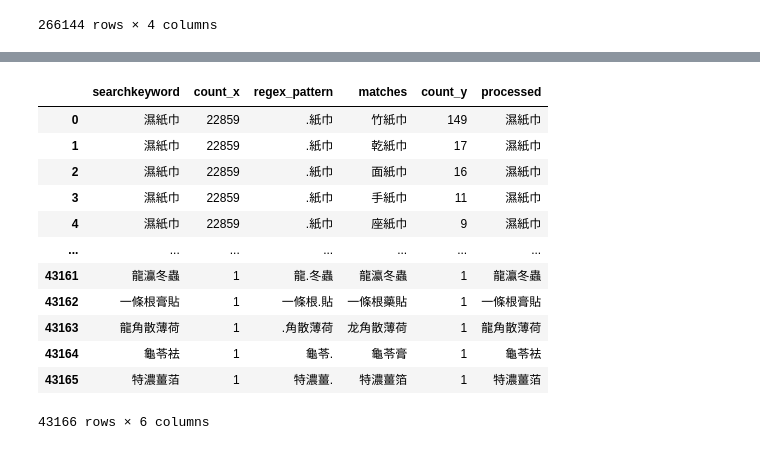
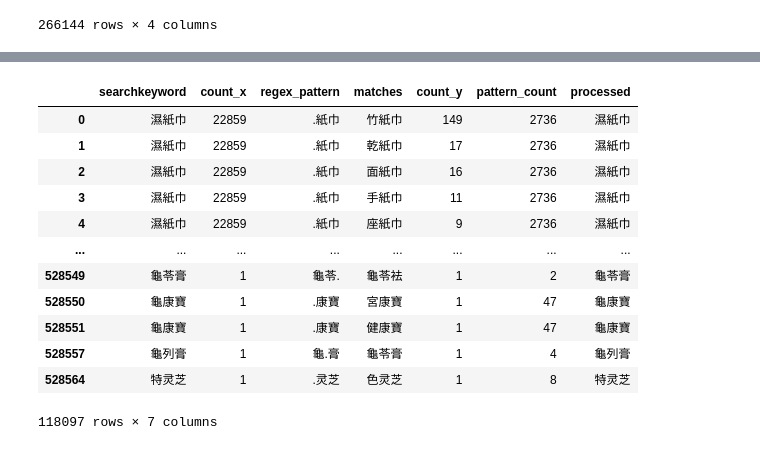
Before and after one commit to victor31ao/search_keywords, a Jupyter notebook: process_keywords.ipynb, the cells around one changed output, grey strips where cells are left out. Saved outputs shown, nothing was run; the diff lists cells and outputs as text; code cells hidden in the pictures.

```diff
--- a/process_keywords.ipynb
+++ b/process_keywords.ipynb
@@ -134,3 +119,0 @@ processed_df = expand_df[columns][expand_df["drop"] == False].copy()
-# %%
-processed_df["processed"] = processed_df.apply(lambda x: x["searchkeyword"] if (x["count_y"]/x["count_x"]<0.16) or (x["count_y"]<50) else x["matches"], axis=1)
-processed_df
@@ -151,19 +120,25 @@ processed_df
-# %%
-processed_df.drop_duplicates(["searchkeyword", "matches"], inplace=True)
-processed_df = processed_df.reset_index(drop=True)
-processed_df
-# %% [output]
-|  | searchkeyword | count_x | regex_pattern | matches | count_y | processed |
-| 0 | 濕紙巾 | 22859 | .紙巾 | 竹紙巾 | 149 | 濕紙巾 |
-| 1 | 濕紙巾 | 22859 | .紙巾 | 乾紙巾 | 17 | 濕紙巾 |
-| 2 | 濕紙巾 | 22859 | .紙巾 | 面紙巾 | 16 | 濕紙巾 |
-| 3 | 濕紙巾 | 22859 | .紙巾 | 手紙巾 | 11 | 濕紙巾 |
-| 4 | 濕紙巾 | 22859 | .紙巾 | 座紙巾 | 9 | 濕紙巾 |
-| ... | ... | ... | ... | ... | ... | ... |
-| 43161 | 龍灜冬蟲 | 1 | 龍.冬蟲 | 龍瀛冬蟲 | 1 | 龍灜冬蟲 |
-| 43162 | 一條根膏貼 | 1 | 一條根.貼 | 一條根藥貼 | 1 | 一條根膏貼 |
-| 43163 | 龍角散薄荷 | 1 | .角散薄荷 | 龙角散薄荷 | 1 | 龍角散薄荷 |
-| 43164 | 龜苓袪 | 1 | 龜苓. | 龜苓膏 | 1 | 龜苓袪 |
-| 43165 | 特濃薑萡 | 1 | 特濃薑. | 特濃薑箔 | 1 | 特濃薑萡 |
-43166 rows × 6 columns
+# %%
+processed_df_n_3 = processed_df[processed_df["searchkeyword"].str.len() == 3].copy()  # 把不同字數的分開比較
+
+# 整理出每個regex_pattern的總數
+pattern_counts_n_3 = processed_df_n_3.groupby("regex_pattern", as_index=False).agg({"count_y": "sum"})
+pattern_counts_n_3_dict = {row["regex_pattern"]: row["count_y"] for _, row in pattern_counts_n_3.iterrows()}
+processed_df_n_3["pattern_count"] = processed_df_n_3["regex_pattern"].map(pattern_counts_n_3_dict)
+
+processed_df_n_3["processed"] = processed_df_n_3.apply(lambda x: x["searchkeyword"] if (x["count_y"]<10) or (x["count_y"]/x["pattern_count"]<0.1) else x["matches"], axis=1)
+processed_df_n_3
+# %% [output]
+|  | searchkeyword | count_x | regex_pattern | matches | count_y | pattern_count | processed |
+| 0 | 濕紙巾 | 22859 | .紙巾 | 竹紙巾 | 149 | 2736 | 濕紙巾 |
+| 1 | 濕紙巾 | 22859 | .紙巾 | 乾紙巾 | 17 | 2736 | 濕紙巾 |
+| 2 | 濕紙巾 | 22859 | .紙巾 | 面紙巾 | 16 | 2736 | 濕紙巾 |
+| 3 | 濕紙巾 | 22859 | .紙巾 | 手紙巾 | 11 | 2736 | 濕紙巾 |
+| 4 | 濕紙巾 | 22859 | .紙巾 | 座紙巾 | 9 | 2736 | 濕紙巾 |
+| ... | ... | ... | ... | ... | ... | ... | ... |
+| 528549 | 龜苓膏 | 1 | 龜苓. | 龜苓袪 | 1 | 2 | 龜苓膏 |
+| 528550 | 龜康寶 | 1 | .康寶 | 宮康寶 | 1 | 47 | 龜康寶 |
+| 528551 | 龜康寶 | 1 | .康寶 | 健康寶 | 1 | 47 | 龜康寶 |
+| 528557 | 龜列膏 | 1 | 龜.膏 | 龜苓膏 | 1 | 4 | 龜列膏 |
+| 528564 | 特灵芝 | 1 | .灵芝 | 色灵芝 | 1 | 8 | 特灵芝 |
+118097 rows × 7 columns
 # %%
```
Also changed, not shown: parts of 9 cells of this notebook.
